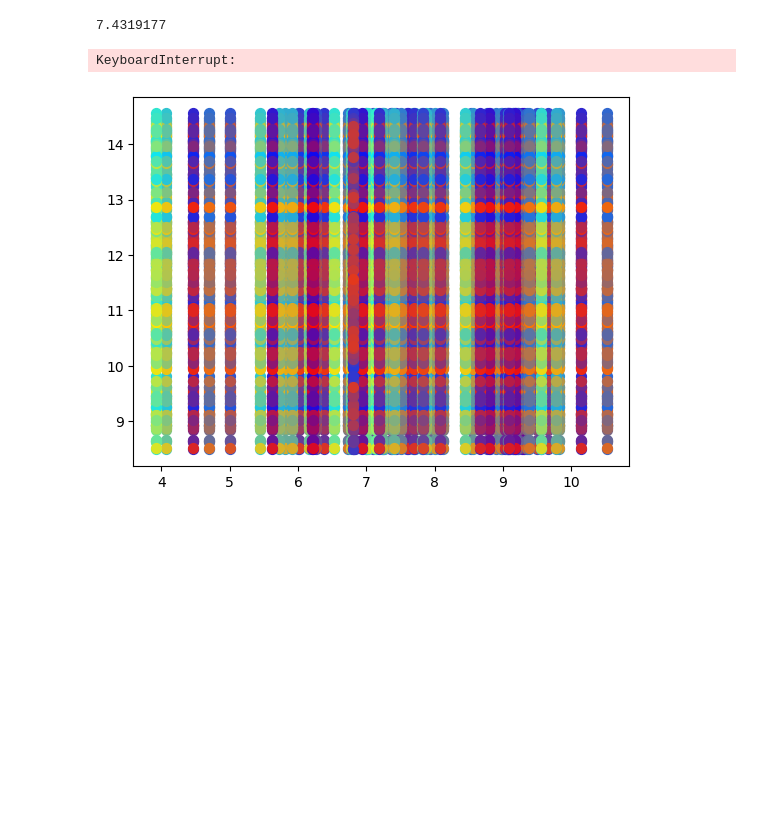
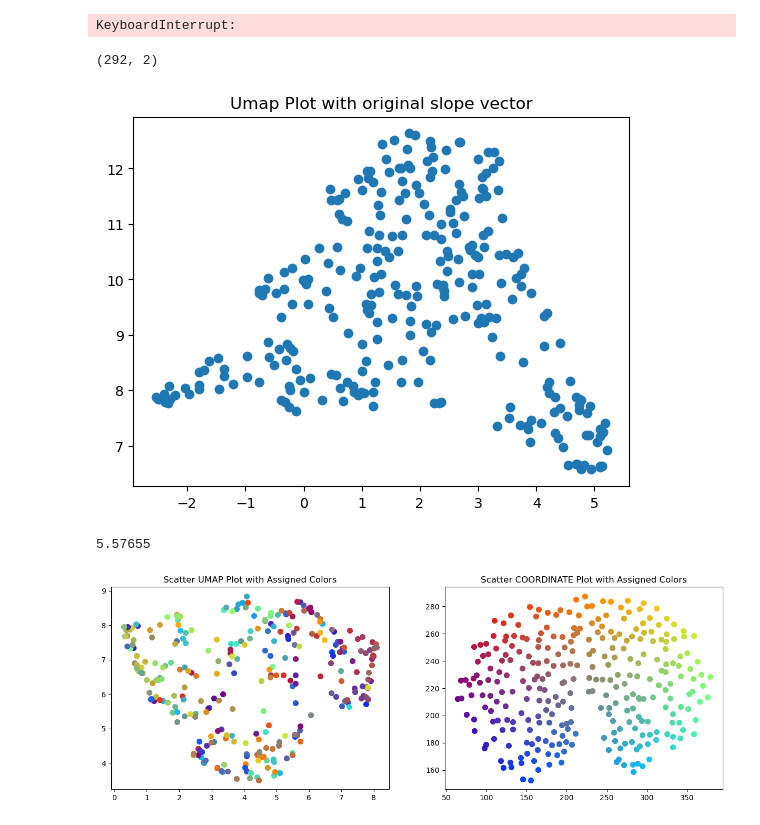
Before and after one commit to WaAaaAterfall/offline-method, a Jupyter notebook: plotting/coordinate.ipynb, the cells around one changed output. Drawn from its saved outputs; the diff is of its cells as text; code cells hidden in the pictures; blank space fills up the shorter version.

```diff
--- a/plotting/coordinate.ipynb
+++ b/plotting/coordinate.ipynb
@@ -43,3 +20,9 @@ mask = pt_neurons_cal_act_and_array[2]
+# %%
+slope_record = np.load(f'data/p{plane_index}/ttest_out/slope_record.npy')
+trial_avg_p = np.load(f'data/p{plane_index}/ttest_out/trial_avg_p.npy')
+correlate_p = np.load(f'data/p{plane_index}/ttest_out/correlate_p.npy')
+fit_line_barcode = np.load(f'data/p{plane_index}/ttest_out/fit_line_barcode.npy')
+fit_avg_barcode = np.load(f'data/p{plane_index}/ttest_out/fit_avg_barcode.npy')
 # %%
 mean_coord = np.zeros((np.shape(pt_neuron_array)[0], 2))
 for neuron in range(np.shape(pt_neuron_array)[0]):#np.shape(pt_neuron_array)[0]
@@ -65,50 +47,74 @@ umap_res = np.load('umap_out.npy')
+# %%
+slope_mean = np.mean(slope_record, axis = 1)
+slope_sum = np.sum(np.abs(slope_mean), axis = 1)
+slope_normalize = slope_mean / slope_sum[:, np.newaxis]
+# %%
+reducer = umap.UMAP()
+umap_normalize_res = reducer.fit_transform(slope_normalize)
+print(np.shape(umap_normalize_res))
+plt.scatter(umap_normalize_res[:, 0],umap_normalize_res[:, 1])
+plt.title('Umap Plot with normalized slope vector')
+plt.savefig(f'umap_plot/p{plane_index}/umap_normalized_slope.png')
+# %% [output]
+KeyboardInterrupt:
+# %%
+reducer = umap.UMAP()
+umap_original_res = reducer.fit_transform(slope_mean)
+print(np.shape(umap_original_res))
+plt.scatter(umap_original_res[:, 0],umap_original_res[:, 1])
+plt.title('Umap Plot with original slope vector')
+plt.savefig(f'umap_plot/p{plane_index}/umap_original_slope.png')
+# %% [output]
+(292, 2)
+[figure, added]
+# %%
+umap_res = umap_normalize_res
 # %%
 import numpy as np
 import matplotlib.pyplot as plt
 
 # Define the dimensions of the grid
 u_x = umap_res[:,0]
 u_y = umap_res[:,1]
 
 x = mean_coord[:,0]
 y = mean_coord[:, 1]
 
 # Define the colors corresponding to the corners
 bottom_left_color = (0, 0, 1)  # Blue
 bottom_right_color = (0, 1, 1)  # Cyan
 top_left_color = (1, 0, 0)  # Red
 top_right_color = (1, 1, 0)  # Yellow
 
 # Create a figure and axis
-fig, ax = plt.subplots()
+fig, ax = plt.subplots(1,2, figsize=(15, 5))
 print(u_x[1])
 # Plot each point with its assigned color
 for i in range(len(u_x)):
-    for j in range(len(u_y)):
-        x_ratio = (x[i] - np.min(x)) / (np.max(x) - np.min(x))
-        y_ratio = (y[j] - np.min(y)) / (np.max(y) - np.min(y))
+    x_ratio = (x[i] - np.min(x)) / (np.max(x) - np.min(x))
+    y_ratio = (y[i] - np.min(y)) / (np.max(y) - np.min(y))
 
-        r = (1 - y_ratio) * ((1 - x_ratio) * bottom_left_color[0] + x_ratio * bottom_right_color[0]) + \
-            y_ratio * ((1 - x_ratio) * top_left_color[0] + x_ratio * top_right_color[0])
+    r = (1 - y_ratio) * ((1 - x_ratio) * bottom_left_color[0] + x_ratio * bottom_right_color[0]) + \
+        y_ratio * ((1 - x_ratio) * top_left_color[0] + x_ratio * top_right_color[0])
 
-        g = (1 - y_ratio) * ((1 - x_ratio) * bottom_left_color[1] + x_ratio * bottom_right_color[1]) + \
-            y_ratio * ((1 - x_ratio) * top_left_color[1] + x_ratio * top_right_color[1])
+    g = (1 - y_ratio) * ((1 - x_ratio) * bottom_left_color[1] + x_ratio * bottom_right_color[1]) + \
+        y_ratio * ((1 - x_ratio) * top_left_color[1] + x_ratio * top_right_color[1])
 
-        b = (1 - y_ratio) * ((1 - x_ratio) * bottom_left_color[2] + x_ratio * bottom_right_color[2]) + \
-            y_ratio * ((1 - x_ratio) * top_left_color[2] + x_ratio * top_right_color[2])
+    b = (1 - y_ratio) * ((1 - x_ratio) * bottom_left_color[2] + x_ratio * bottom_right_color[2]) + \
+        y_ratio * ((1 - x_ratio) * top_left_color[2] + x_ratio * top_right_color[2])
 
-        color = (r, g, b)
-        #print(color)
-        ax.scatter(u_x[i], u_y[j], c=[color], s=50)
+    color = (r, g, b)
+    #print(color)
+    ax[0].scatter(u_x[i], u_y[i], c=[color], s=50)
+    ax[1].scatter(x[i], y[i], c=[color], s = 50)
 
 # Set labels and title
-ax.set_xlabel('X-axis')
-ax.set_ylabel('Y-axis')
-ax.set_title('Scatter Plot with Assigned Colors')
+ax[0].set_title('Scatter UMAP Plot with Assigned Colors')
+ax[1].set_title('Scatter COORDINATE Plot with Assigned Colors')
 
 # Show the plot
+plt.savefig(f'umap_plot/p{plane_index}/umap_normalized_slope_four_color.png')
 plt.show()
 # %% [output]
-7.4319177
+5.57655
-KeyboardInterrupt:
-[figure, old version]
+[figure, new version]
```
Also changed, not shown: parts of 25 cells of this notebook, 2 other files.
